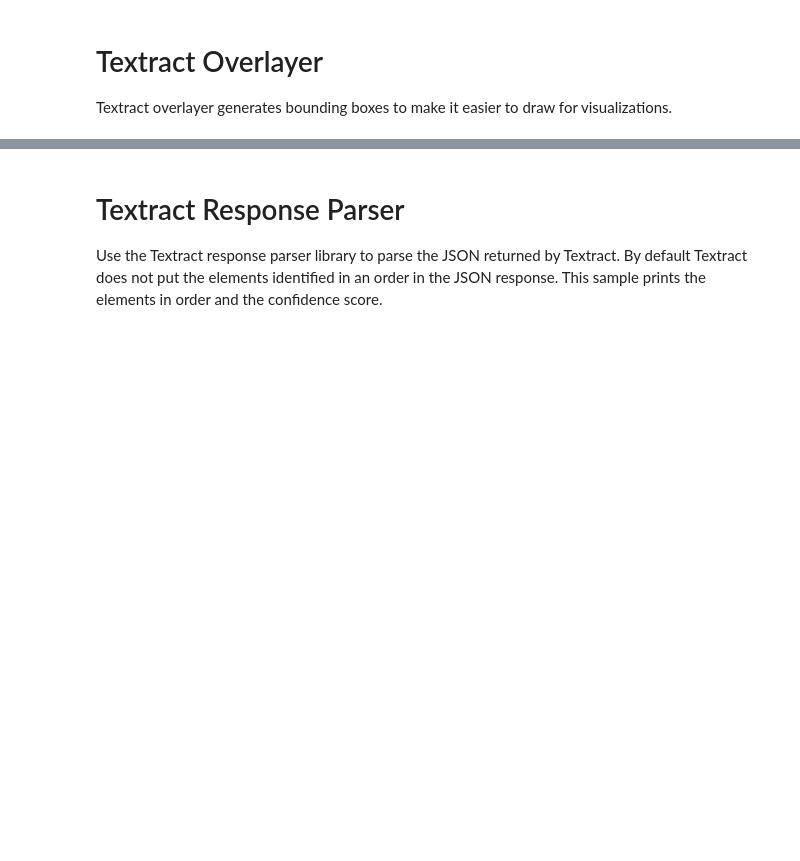
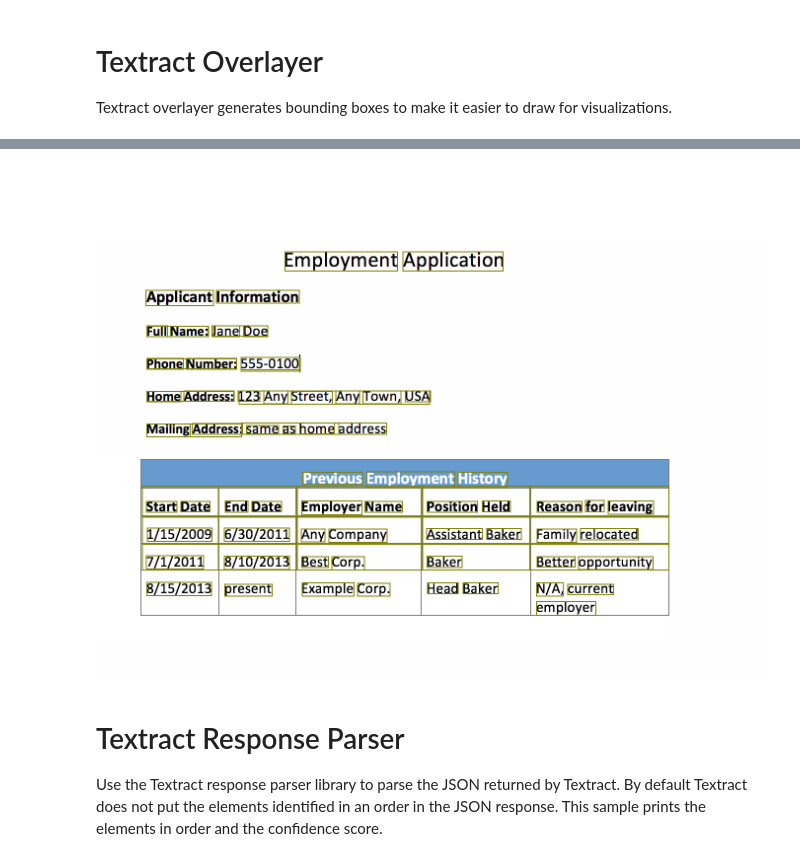
Before and after one commit to aws-samples/amazon-textract-code-samples, a Jupyter notebook: python/textract-textractor-tools.ipynb, the cells around one changed output, grey strips where cells are left out. Saved outputs shown, nothing was run; the diff lists cells and outputs as text; code cells hidden in the pictures; blank space fills up the shorter version.

```diff
--- a/python/textract-textractor-tools.ipynb
+++ b/python/textract-textractor-tools.ipynb
@@ -58,13 +66,16 @@ bounding_box_list = get_bounding_boxes(textract_json=doc, document_dimensions=do
 # %%
 #Show the overlay drawing of the bounding boxes on the document
 rgb_im = image.convert('RGB')
 draw = ImageDraw.Draw(rgb_im)
 
 # check the implementation in amazon-textract-helper for ways to associate different colors to types
 for bbox in bounding_box_list:
     draw.rectangle(xy=[bbox.xmin, bbox.ymin, bbox.xmax, bbox.ymax], outline=(128, 128, 0), width=2)
 
-rgb_im.show()
+from IPython.display import Image
+display(rgb_im)
+# %% [output]
+[figure, added]
 # %% [markdown]
 # Textract Response Parser
 
```
Also changed, not shown: parts of 3 cells of this notebook.
